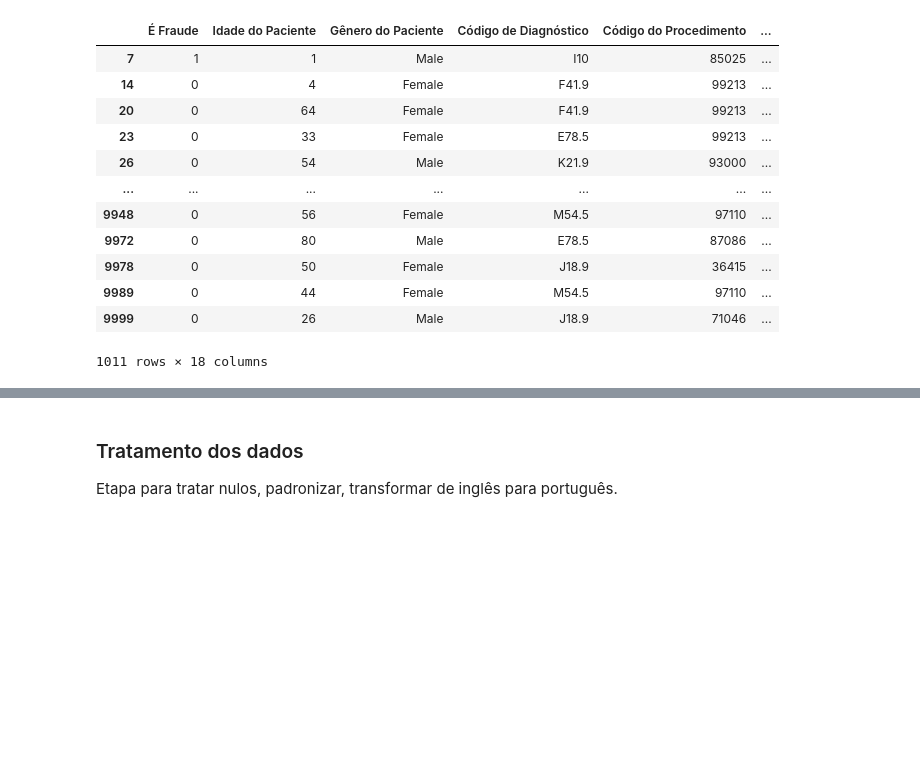
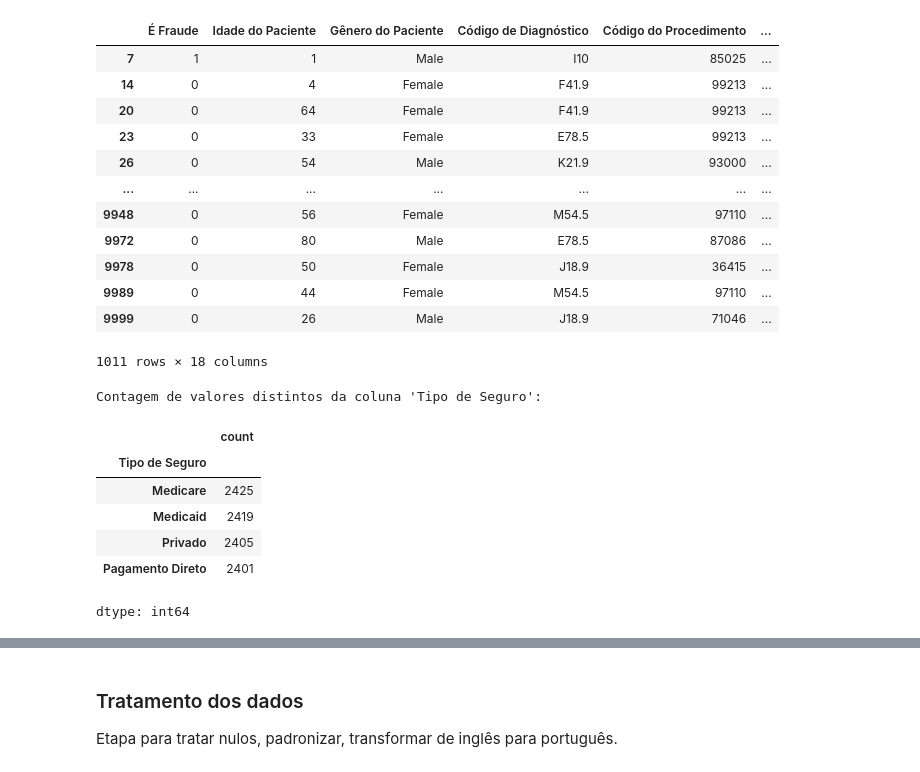
Before and after one commit to AnaElisaMueller/rna, a Jupyter notebook: notebooks/main.ipynb, the cells around one changed output, grey strips where cells are left out. Saved outputs shown, nothing was run; the diff lists cells and outputs as text; code cells hidden in the pictures; blank space fills up the shorter version.

Commit message:
Restante dos valores traduzidos.

```diff
--- a/notebooks/main.ipynb
+++ b/notebooks/main.ipynb
@@ -118,3 +119,16 @@ df_nulls
 | 9989 | 0 | 44 | Female | M54.5 | 97110 | ... |
 | 9999 | 0 | 26 | Male | J18.9 | 71046 | ... |
 1011 rows × 18 columns
+# %%
+tipo_seguro_count = df['Tipo de Seguro'].value_counts().copy()
+print("Contagem de valores distintos da coluna 'Tipo de Seguro':")
+tipo_seguro_count
+# %% [output]
+Contagem de valores distintos da coluna 'Tipo de Seguro':
+|  | count |
+| Tipo de Seguro |  |
+| Medicare | 2425 |
+| Medicaid | 2419 |
+| Privado | 2405 |
+| Pagamento Direto | 2401 |
+dtype: int64
```
Also changed, not shown: parts of 10 cells of this notebook.
